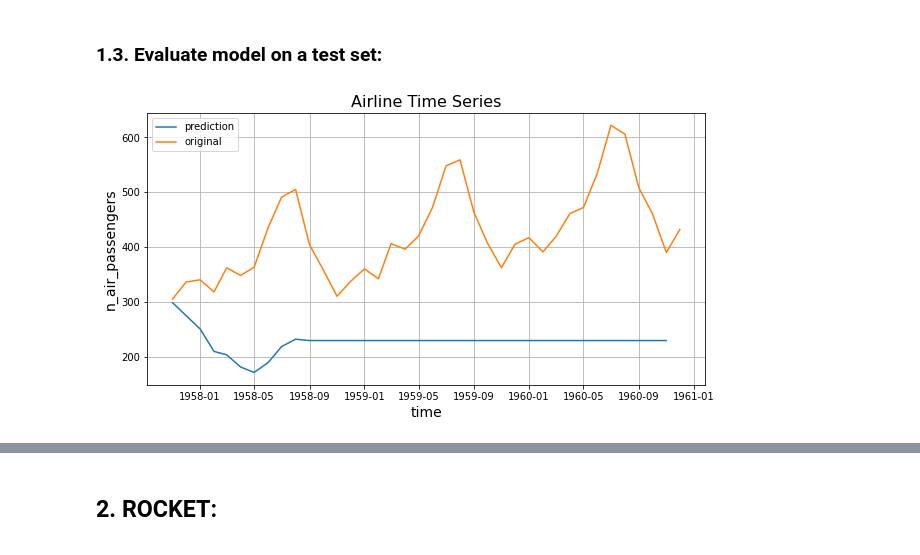
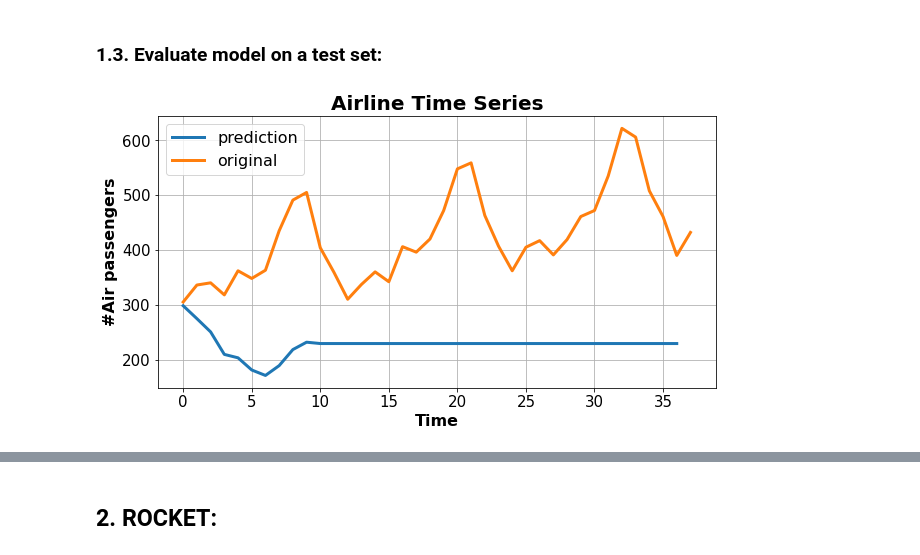
Before and after one commit to AlbMLpy/ROCKET_MSD_2022, a Jupyter notebook: experiment.ipynb, the cells around one changed output, grey strips where cells are left out. Cells and saved outputs as stored; diff of their text form; code cells hidden in the pictures.

```diff
--- a/experiment.ipynb
+++ b/experiment.ipynb
@@ -167,23 +177,27 @@ ma_results = ma_model.fit()
 # %%
 actual = (
     y
     .query('(time >= @test_limits[0]) and (time <= @test_limits[1])')
     .set_index('time')['n_air_passengers']
 )
 horizon = list(range(2, len(actual)))
 r2_horizon_ma = []
 for i in horizon:
     prediction = ma_results.forecast(i)
     r2_horizon_ma.append(r2_score(actual[:i], prediction))
 
 
-plt.figure(figsize=(10, 5))
-plt.plot(prediction, label='prediction')
-plt.plot(actual, label='original')
-plt.xlabel('time', fontsize=14)
-plt.ylabel('n_air_passengers', fontsize=14)
-plt.title('Airline Time Series', fontsize=16)
-plt.legend()
-plt.grid();
+plt.figure(figsize=(10, 5), facecolor='white')
+plt.plot(prediction.values, label='prediction', linewidth=3.0)
+plt.plot(actual.values, label='original', linewidth=3.0)
+plt.xlabel('Time', fontsize=16, fontweight="bold")
+plt.ylabel('#Air passengers', fontsize=16, fontweight="bold")
+plt.title('Airline Time Series', fontsize=20, fontweight="bold")
+plt.tick_params(labelsize=15)
+plt.legend(loc=2, prop={'size': 16})
+plt.grid()
+
+if SAVE_PLOT:
+    plt.savefig(PLOT_DIR + f'pred_ma_tr{TRAIN_RATIO}.pdf', dpi=400)
 # %% [output]
-[figure, old version]
+[figure, new version]
```
Also changed, not shown: parts of 23 cells of this notebook, 21 other files.
